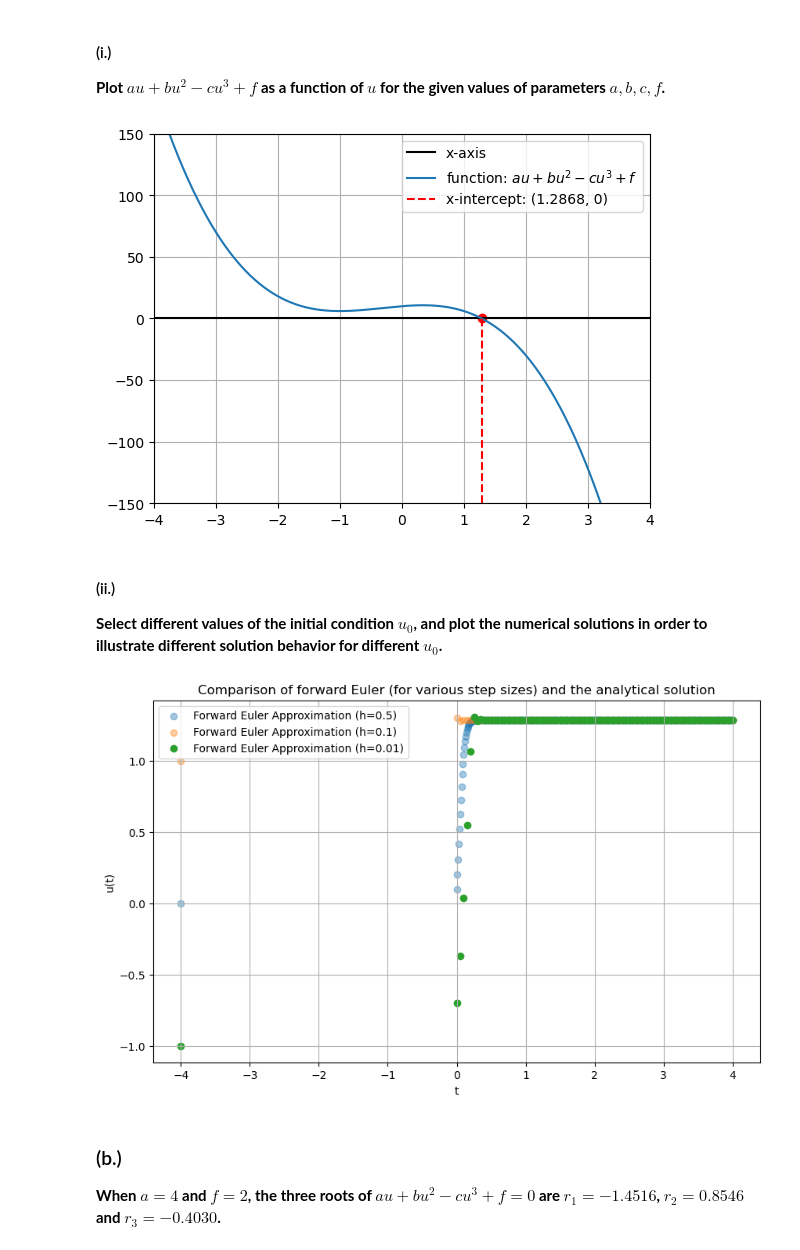
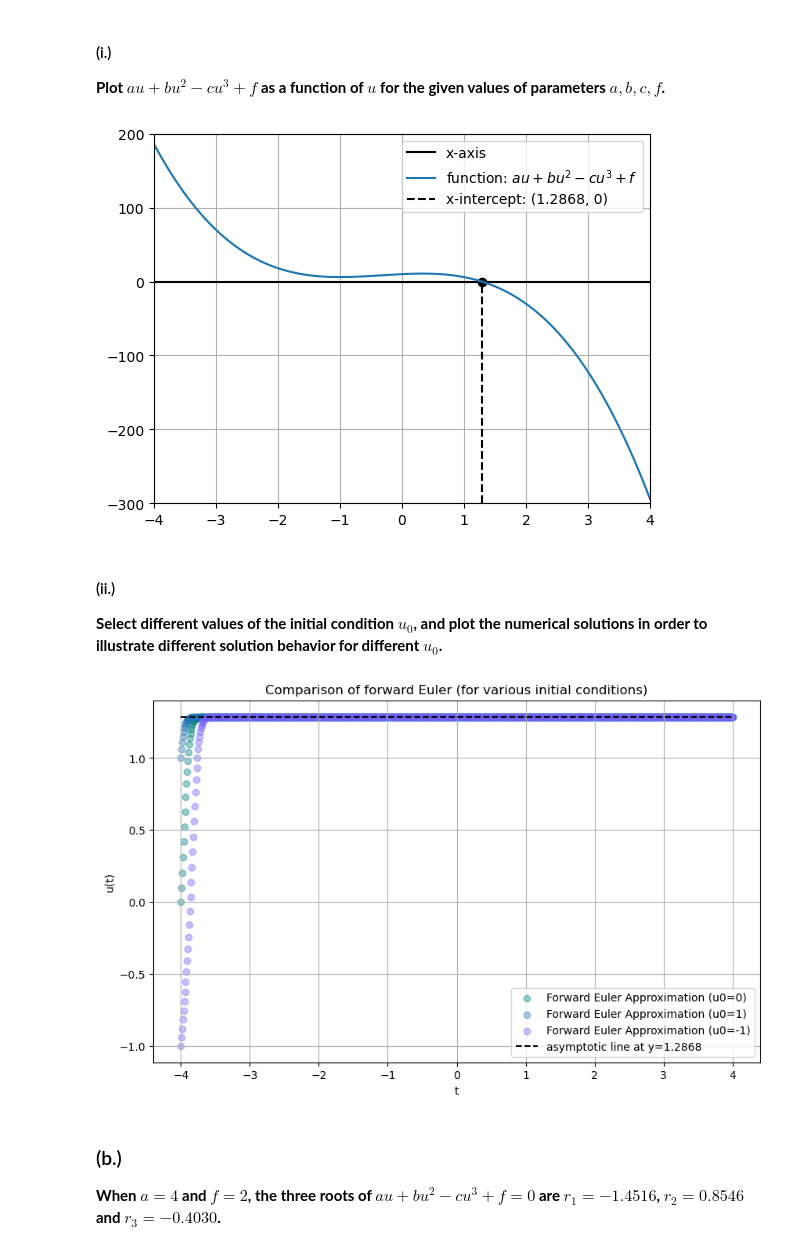
Before and after one commit to Stochastic1017/MATH_616, a Jupyter notebook: Homeworks/S_Sudhir_Homework_1.ipynb, the cells around one changed output. Saved outputs shown, nothing was run; the diff lists cells and outputs as text; code cells hidden in the pictures.

```diff
--- a/Homeworks/S_Sudhir_Homework_1.ipynb
+++ b/Homeworks/S_Sudhir_Homework_1.ipynb
@@ -228,7 +228,7 @@ r = np.array([ 1.2868, -1.1434 + 0.7971j, -1.1434 - 0.7971j ])
 
 **Plot $au+bu^2-cu^3+f$ as a function of $u$ for the given values of parameters $a,b,c,f$.**
 # %%
-def u_diff(a, b, c, f, u):
+def du_dt(a, b, c, f, u):
 
     """
     ODE function u' = au + bu^2 - cu^3 + f.
@@ -241,24 +241,32 @@ def u_diff(a, b, c, f, u):
 
     return (a*u + b*u**2 - c*u**3 + f)
 
-u = np.linspace(-5, 5, 1000)
+xlim = [-4, 4]
+ylim = [-300, 200]
+
+u = np.linspace(xlim[0], xlim[1], 1000)
 u_diff_output = []
 for u_curr in u:
-    u_diff_output.append(u_diff(a=a, b=b, c=c, f=f, u=u_curr))
+    u_diff_output.append(du_dt(a=a, b=b, c=c, f=f, u=u_curr))
 
-xlim = [-4, 4]
-ylim = [-150, 150]
 plt.plot([xlim[0], xlim[1]], [0,0], linestyle='-', color='black', label='x-axis')
 plt.plot(u, u_diff_output, label=f'function: $au + bu^2 - cu^3 + f$')
-plt.scatter(r[0].real, 0, color='red')
-plt.plot([r[0].real, r[0].real], [ylim[0], r[0].real], linestyle='dashed', color='red', label=f'x-intercept: ({r[0].real}, {0})')
+
+plt.scatter(r[0].real, 0, color='black')
+plt.plot([r[0].real, r[0].real],
+         [ylim[0], 0],
+         linestyle='dashed',
+         color='black',
+         label=f'x-intercept: ({r[0].real}, {0})')
+
 plt.xlim(xlim[0], xlim[1])
 plt.ylim(ylim[0], ylim[1])
+
 plt.legend()
 plt.grid(True)
 plt.show()
 # %% [output]
-[figure, old version]
+[figure, new version]
 # %% [markdown]
 #### (ii.)
 
@@ -267,57 +275,54 @@ plt.show()
 def forward_euler(u0, t0, tend, h, a, b, c, f):
 
     """
-    Implementing forward euler to estimate analytical solution u of u'.
+    Implementing forward euler to estimate numerical solution of u'.
 
     --- inputs ---
     - u0: initial condition
     - t0: initial time
     - tend: final time
     - h: time-step
-    - a: coefficient (for function u_diff)
-    - b: cofficient (for function u_diff)
-    - c: coefficient (for function u_diff)
-    - f: intercept (for function u_diff)
+    - a: constant (for function du_dt)
+    - f: constant (for function du_dt)
     """
 
-    t = [t0]
-    y = [u0]
+    num_steps = int((tend-t0)/h)
+    t = np.linspace(t0, tend, num_steps+1)
+    y = np.zeros(num_steps+1)
+    y[0] = u0
 
-    for i in range(int(tend/h)+1):
-        t_curr = i*h
-        y_curr = y[-1] + h * u_diff(a=a, b=b, c=c, f=f, u=y[-1])
-        t.append(t_curr)
-        y.append(y_curr)
+    for i in range(num_steps):
+        y[i+1] = y[i] + h * du_dt(a=a, b=b, c=c, f=f, u=y[i])
 
-    return np.asarray(y), np.asarray(t)
+    return t, y
 
 # Defining plot parameters
 plt.figure(figsize=(10, 6))
 plt.xlabel('t')
 plt.ylabel('u(t)')
-plt.title('Comparison of forward Euler (for various step sizes) and the analytical solution')
+plt.title('Comparison of forward Euler (for various initial conditions)')
 plt.grid(False)
 
 # Plotting forward euler approximation (for various step-sizes)
 u01 = 0
 u02 = 1
 u03 = -1
-#u04 = 0.2
-y_u01, t_u01 = forward_euler(u0=u01, t0=-4, tend=4, h=0.01, a=a, b=b, c=c, f=f)
-y_u02, t_u02 = forward_euler(u0=u02, t0=-4, tend=4, h=0.05, a=a, b=b, c=c, f=f)
-y_u03, t_u03 = forward_euler(u0=u03, t0=-4, tend=4, h=0.05, a=a, b=b, c=c, f=f)
-#y_u04, t_u04 = forward_euler(u0=u04, t0=-4, tend=4, h=0.05, a=a, b=b, c=c, f=f)
 
-plt.scatter(t_u01, y_u01, alpha=0.4, label=f'Forward Euler Approximation (h={h1})')
-plt.scatter(t_u02, y_u02, alpha=0.4, label=f'Forward Euler Approximation (h={h2})')
-plt.scatter(t_u03, y_u03, label=f'Forward Euler Approximation (h={h3})')
-#plt.scatter(t_u04, y_u04, label=f'Forward Euler Approximation (h={h4})')
+t1, y_u01 = forward_euler(u0=u01, t0=xlim[0], tend=xlim[1], h=0.01, a=a, b=b, c=c, f=f)
+t2, y_u02 = forward_euler(u0=u02, t0=xlim[0], tend=xlim[1], h=0.01, a=a, b=b, c=c, f=f)
+t3, y_u03 = forward_euler(u0=u03, t0=xlim[0], tend=xlim[1], h=0.01, a=a, b=b, c=c, f=f)
+
+plt.scatter(t1, y_u01, alpha=0.4, color='#008081', label=f'Forward Euler Approximation (u0={u01})')
+plt.scatter(t2, y_u02, alpha=0.4, label=f'Forward Euler Approximation (u0={u02})')
+plt.scatter(t3, y_u03, alpha=0.4, color='#7362FB', label=f'Forward Euler Approximation (u0={u03})')
+
+plt.plot([xlim[0], xlim[1]], [r[0].real, r[0].real], linestyle='--', color='black', label=f'asymptotic line at y={r[0].real}')
 
 plt.legend()
 plt.grid(True)
 plt.show()
 # %% [output]
-[figure, old version]
+[figure, new version]
 # %% [markdown]
 ### (b.)
 
```
Also changed, not shown: parts of 3 cells of this notebook.
